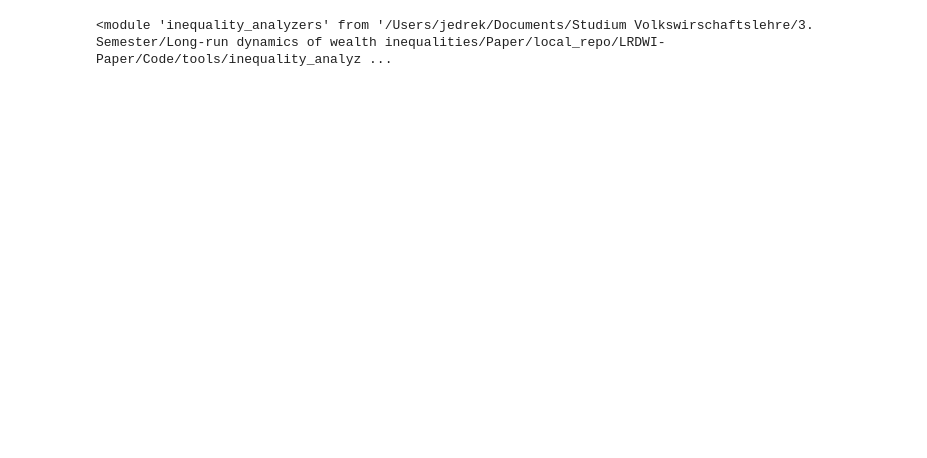
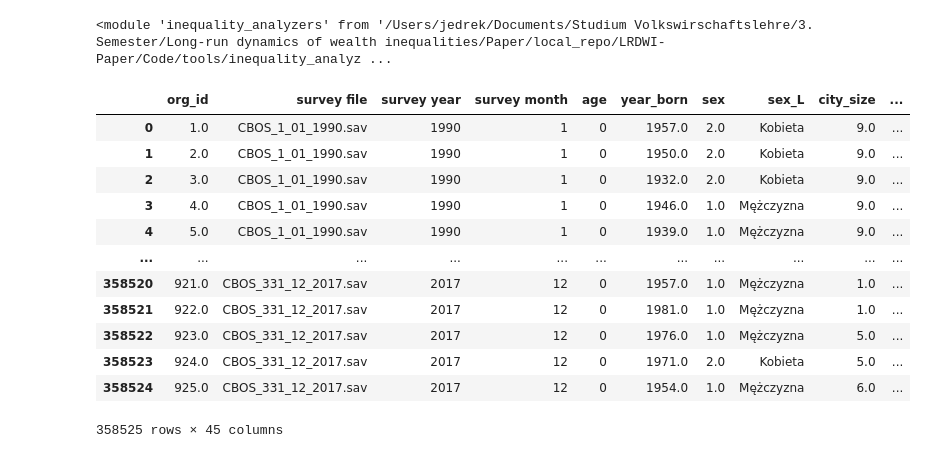
Before and after one commit to jendrkk/LRDWI-Paper, a Jupyter notebook: Code/analysis/03_country_level_approach.ipynb, the cells around one changed output. Drawn from its saved outputs; the diff is of its cells as text; code cells hidden in the pictures; blank space fills up the shorter version.

```diff
--- a/Code/analysis/03_country_level_approach.ipynb
+++ b/Code/analysis/03_country_level_approach.ipynb
@@ -155,3 +159,19 @@ import importlib
 importlib.reload(inqA)
 # %% [output]
 <module 'inequality_analyzers' from '/Users/jedrek/Documents/Studium Volkswirschaftslehre/3. Semester/Long-run dynamics of wealth inequalities/Paper/local_repo/LRDWI-Paper/Code/tools/inequality_analyz ...
+# %%
+df
+# %% [output]
+|  | org_id | survey file | survey year | survey month | age | year_born | sex | sex_L | city_size | ... |
+| 0 | 1.0 | CBOS_1_01_1990.sav | 1990 | 1 | 0 | 1957.0 | 2.0 | Kobieta | 9.0 | ... |
+| 1 | 2.0 | CBOS_1_01_1990.sav | 1990 | 1 | 0 | 1950.0 | 2.0 | Kobieta | 9.0 | ... |
+| 2 | 3.0 | CBOS_1_01_1990.sav | 1990 | 1 | 0 | 1932.0 | 2.0 | Kobieta | 9.0 | ... |
+| 3 | 4.0 | CBOS_1_01_1990.sav | 1990 | 1 | 0 | 1946.0 | 1.0 | Mężczyzna | 9.0 | ... |
+| 4 | 5.0 | CBOS_1_01_1990.sav | 1990 | 1 | 0 | 1939.0 | 1.0 | Mężczyzna | 9.0 | ... |
+| ... | ... | ... | ... | ... | ... | ... | ... | ... | ... | ... |
+| 358520 | 921.0 | CBOS_331_12_2017.sav | 2017 | 12 | 0 | 1957.0 | 1.0 | Mężczyzna | 1.0 | ... |
+| 358521 | 922.0 | CBOS_331_12_2017.sav | 2017 | 12 | 0 | 1981.0 | 1.0 | Mężczyzna | 1.0 | ... |
+| 358522 | 923.0 | CBOS_331_12_2017.sav | 2017 | 12 | 0 | 1976.0 | 1.0 | Mężczyzna | 5.0 | ... |
+| 358523 | 924.0 | CBOS_331_12_2017.sav | 2017 | 12 | 0 | 1971.0 | 2.0 | Kobieta | 5.0 | ... |
+| 358524 | 925.0 | CBOS_331_12_2017.sav | 2017 | 12 | 0 | 1954.0 | 1.0 | Mężczyzna | 6.0 | ... |
+358525 rows × 45 columns
```
Also changed, not shown: parts of 5 cells of this notebook, 7 other files.
